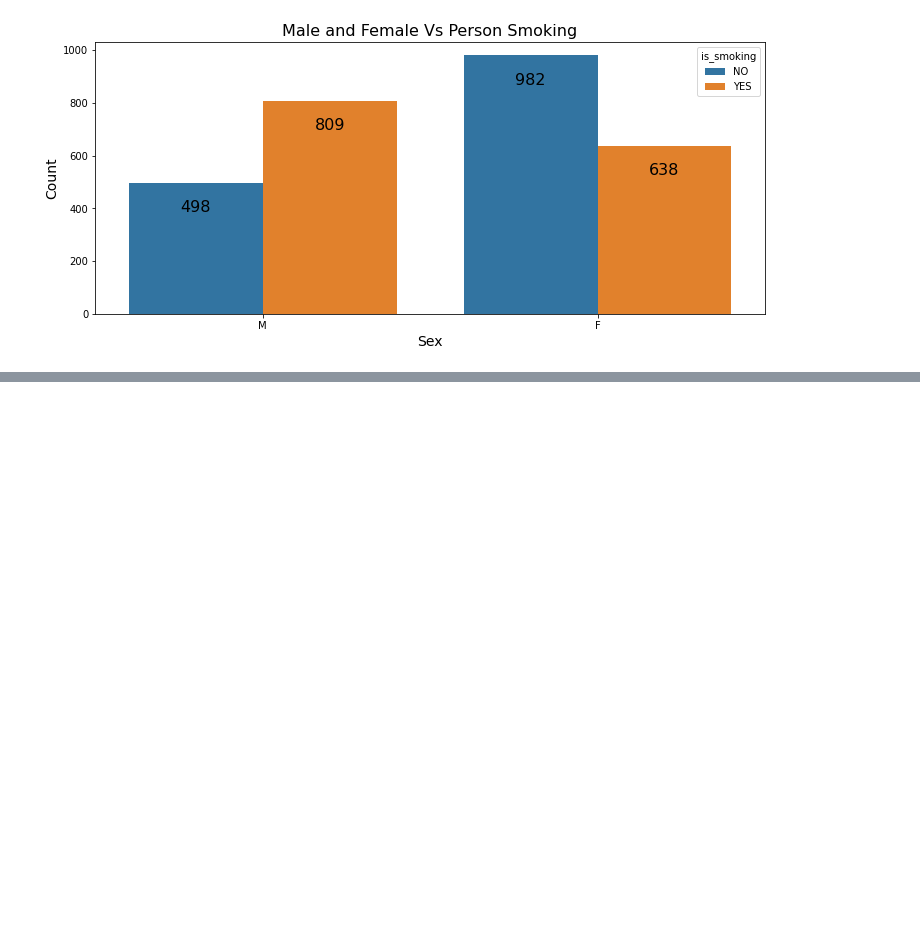
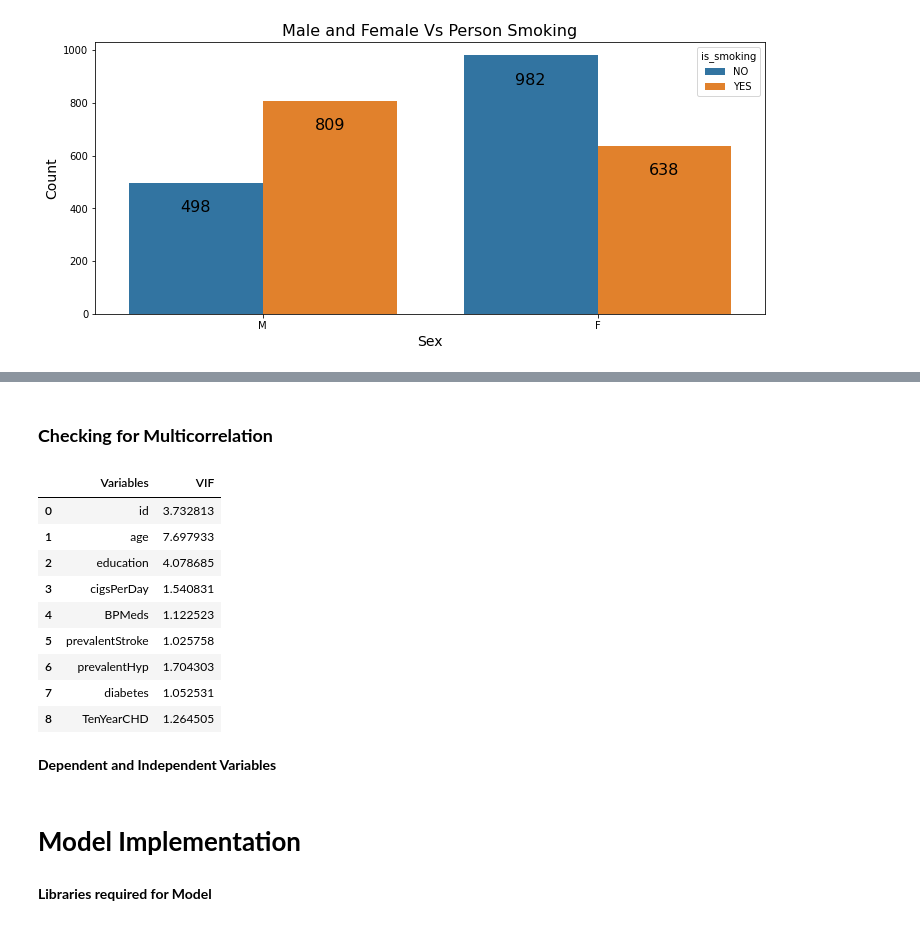
Before and after one commit to Rohan20202/Cardiovascular-Risk-Prediction-Project, a Jupyter notebook: Cardiovascular_Risk_Prediction.ipynb, the cells around one changed output, grey strips where cells are left out. Cells and saved outputs as stored; diff of their text form; code cells hidden in the pictures; blank space fills up the shorter version.

```diff
--- a/Cardiovascular_Risk_Prediction.ipynb
+++ b/Cardiovascular_Risk_Prediction.ipynb
@@ -467,0 +472,30 @@ plt.show()
+# %% [markdown]
+### **Checking for Multicorrelation**
+# %%
+#importing the library required for calculating the variance
+from statsmodels.stats.outliers_influence import variance_inflation_factor
+
+#function to calculate the variance inflation factor
+def cal_vif(X):
+    #dataframe for vif
+    vif = pd.DataFrame()
+    vif['Variables'] = X.columns
+    vif['VIF'] = [variance_inflation_factor(X.values, i) for i in range(X.shape[1])]
+    return vif
+# %%
+#dataframe showing the calculated vif
+cal_vif(data[[i for i in data.describe().columns if i not in ['sysBP','diaBP','BMI',
+                                                              'heartRate','totChol','glucose']]])
+# %% [output]
+|  | Variables | VIF |
+| 0 | id | 3.732813 |
+| 1 | age | 7.697933 |
+| 2 | education | 4.078685 |
+| 3 | cigsPerDay | 1.540831 |
+| 4 | BPMeds | 1.122523 |
+| 5 | prevalentStroke | 1.025758 |
+| 6 | prevalentHyp | 1.704303 |
+| 7 | diabetes | 1.052531 |
+| 8 | TenYearCHD | 1.264505 |
+# %% [markdown]
+**Dependent and Independent Variables**
@@ -467,0 +510,4 @@ plt.show()
+# %% [markdown]
+# **Model Implementation**
+# %% [markdown]
+**Libraries required for Model**
```
Also changed, not shown: parts of 22 cells of this notebook.
